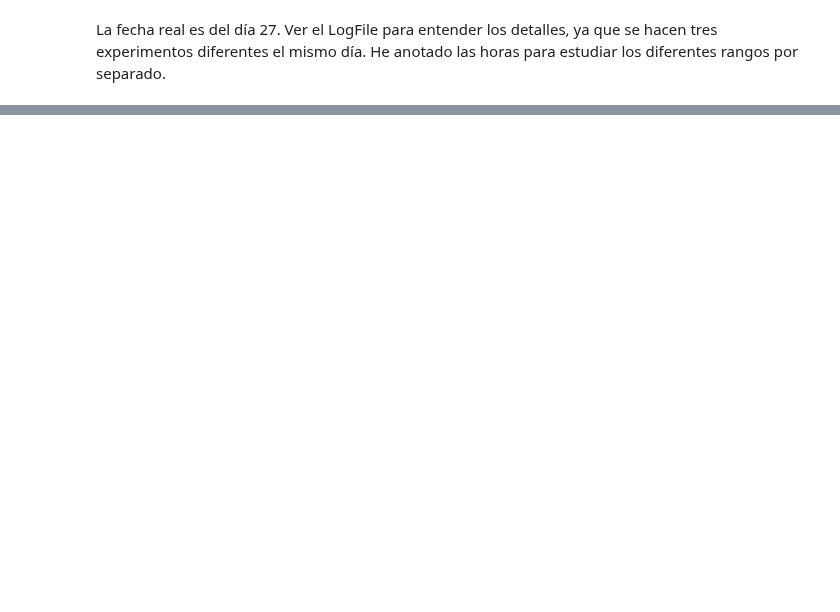
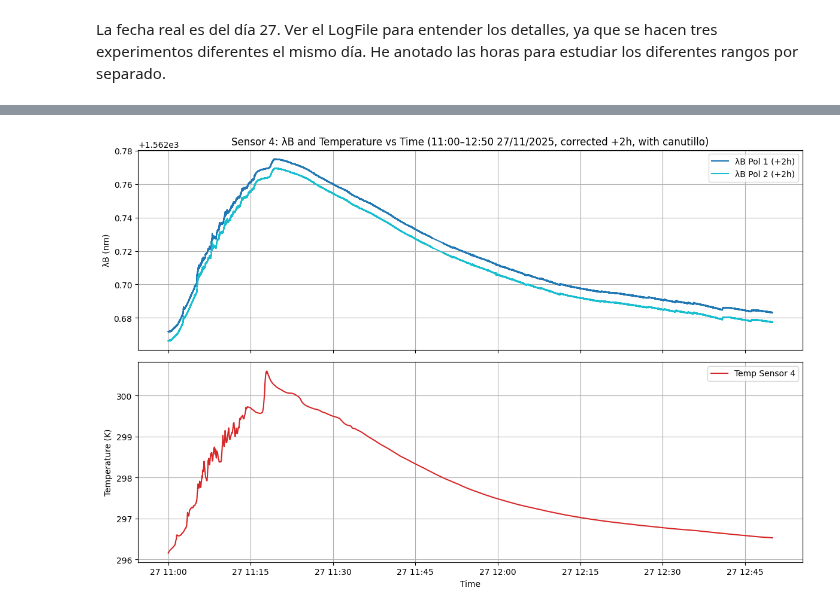
Before and after one commit to garpol/rtd-calibration-ana, a Jupyter notebook: DEWAR_1M/ROOT_DEWAR_28_11.ipynb, the cells around one changed output, grey strips where cells are left out. Drawn from its saved outputs; the diff is of its cells as text; code cells hidden in the pictures; blank space fills up the shorter version.

Commit message:
Actualización notebook ROOT_DEWAR_28_11: análisis y visualización de datos de sensores

```diff
--- a/DEWAR_1M/ROOT_DEWAR_28_11.ipynb
+++ b/DEWAR_1M/ROOT_DEWAR_28_11.ipynb
@@ -64,7 +94,7 @@ import matplotlib.pyplot as plt
 import datetime
 
 # --- Abrir archivo ROOT ---
-input_filename = "/eos/user/j/jcapotor/FBGdata/ROOTFiles/Dewar1m/20251124.root"
+input_filename = "/eos/user/j/jcapotor/FBGdata/ROOTFiles/Dewar1m/20251128.root"
 
 with uproot.open(input_filename) as file:
     peak_tree = file["peak"]
@@ -86,7 +116,7 @@ peak_timestamps = np.array([datetime.datetime.utcfromtimestamp(t) for t in peak_
 temp_timestamps = np.array([datetime.datetime.utcfromtimestamp(t) for t in temp_times])
 
 # --- 💡 Corregir desfase: sumar 2 horas a los tiempos de peak ---
-time_shift = datetime.timedelta(hours=2) - datetime.timedelta(minutes=1)
+time_shift = datetime.timedelta(hours=2)
 peak_timestamps = peak_timestamps + time_shift
 
 # --- Definir filtro temporal ---
@@ -101,31 +131,33 @@ sensor3_pol2_filtered = sensor3_pol2[mask_peak]
 
 mask_temp = (temp_timestamps >= start_time) & (temp_timestamps <= end_time)
 temp_t_filtered = temp_timestamps[mask_temp]
 sensor3_temp_filtered = sensor3_temp[mask_temp]
 
 # --- Filtrar valores nulos o cero en el pico (λB) ---
 valid_mask = (sensor3_pol1_filtered != 0) & (sensor3_pol2_filtered != 0) & (~np.isnan(sensor3_pol1_filtered)) & (~np.isnan(sensor3_pol2_filtered))
 peak_t_filtered = peak_t_filtered[valid_mask]
 sensor3_pol1_filtered = sensor3_pol1_filtered[valid_mask]
 sensor3_pol2_filtered = sensor3_pol2_filtered[valid_mask]
 
 # --- Graficar en dos subplots ---
 fig, (ax1, ax2) = plt.subplots(2, 1, figsize=(12,8), sharex=True)
 
 # λB
 ax1.plot(peak_t_filtered, sensor3_pol1_filtered*1e9, label="λB Pol 1 (+2h)", color="tab:blue")
 ax1.plot(peak_t_filtered, sensor3_pol2_filtered*1e9, label="λB Pol 2 (+2h)", color="tab:cyan")
 ax1.set_ylabel("λB (nm)")
-ax1.set_title("Sensor 4: λB and Temperature vs Time (11:00–12:50 27/11/2025, corrected +2h)")
+ax1.set_title("Sensor 4: λB and Temperature vs Time (11:00–12:50 27/11/2025, corrected +2h, with canutillo)")
 ax1.legend()
 ax1.grid(True)
 
 # Temperatura
 ax2.plot(temp_t_filtered, sensor3_temp_filtered, label="Temp Sensor 4", color="tab:red")
 ax2.set_xlabel("Time")
 ax2.set_ylabel("Temperature (K)")
 ax2.legend()
 ax2.grid(True)
 
 plt.tight_layout()
 plt.show()
+# %% [output]
+[figure, added]
```
Also changed, not shown: parts of 7 cells of this notebook, 1 other file.
